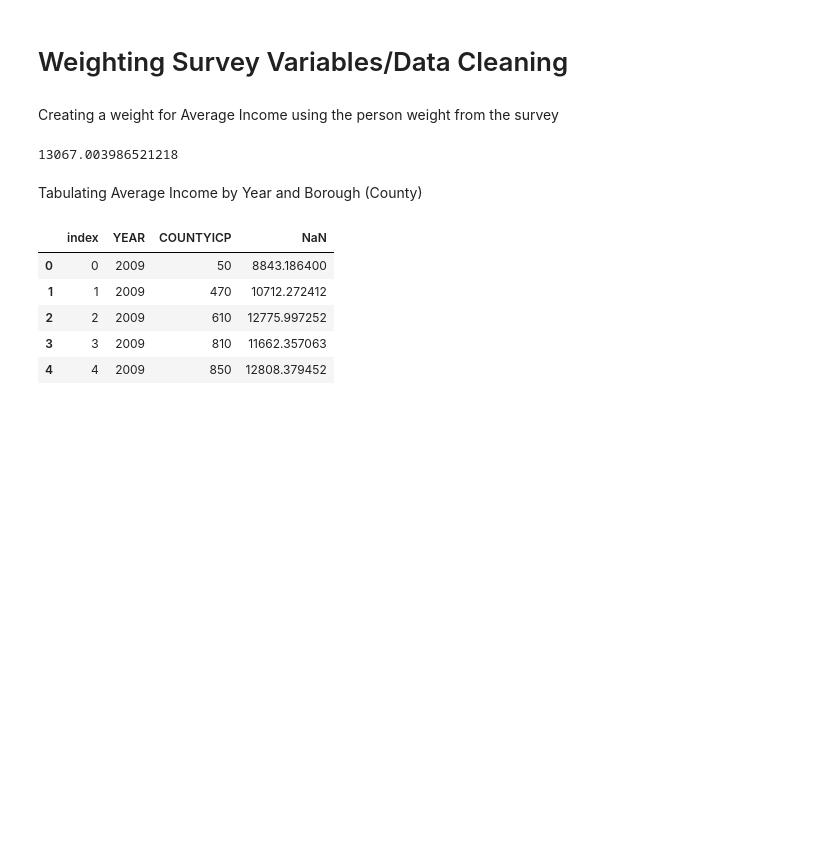
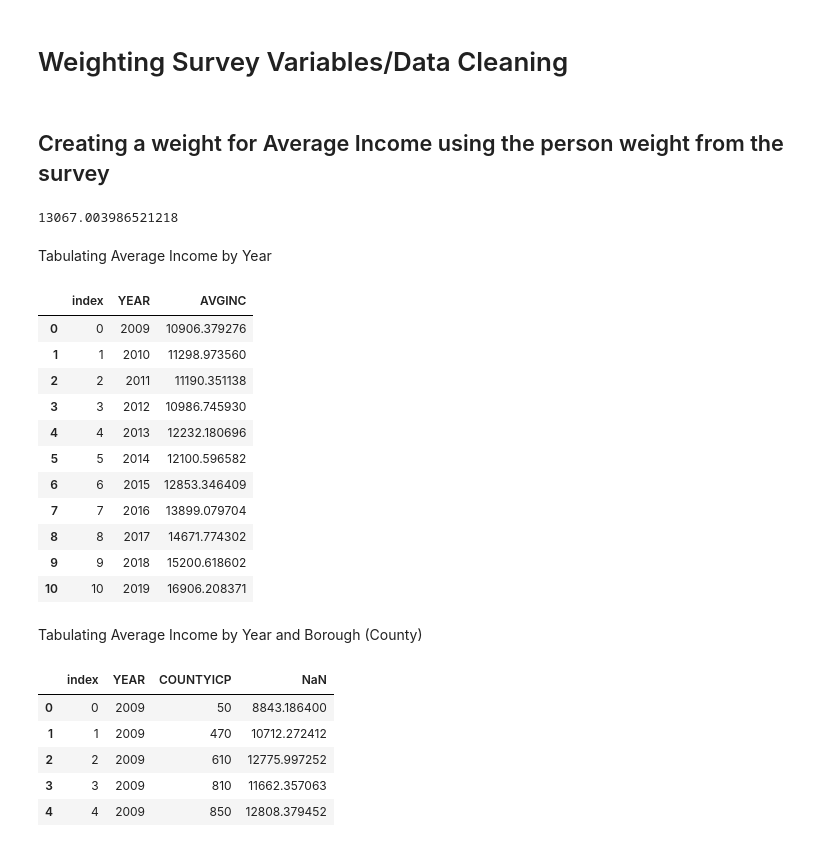
Before and after one commit to mspp-data-studio-2021/Ariel_Medex, a Jupyter notebook: IPUMS ACS Data 2009-2019.ipynb, the cells around one changed output. Saved outputs shown, nothing was run; the diff lists cells and outputs as text; code cells hidden in the pictures; blank space fills up the shorter version.

```diff
--- a/IPUMS ACS Data 2009-2019.ipynb
+++ b/IPUMS ACS Data 2009-2019.ipynb
@@ -79,11 +79,11 @@ Note: You might have to restart the kernel in order for this code to work
 # %%
 calc = wc.Calculator("PERWT") # code to help create the weighted variables
 # %% [markdown]
-Creating a weight for Average Income using the person weight from the survey
+## Creating a weight for Average Income using the person weight from the survey
 # %%
 avg_inc = calc.mean(df1, 'INCTOT') #calculation for the average income of the entire dataset
 avg_inc
 # %% [output]
 13067.003986521218
-# %% [markdown]
-Tabulating Average Income by Year and Borough (County)
+# %% [markdown]
+Tabulating Average Income by Year
@@ -90,3 +92,22 @@ Tabulating Average Income by Year and Borough (County)
+# %%
+Year = calc.mean(year, 'INCTOT').reset_index()
+year1 = Year.rename(columns={None: 'AVGINC'})
+year1
+# %% [output]
+|  | index | YEAR | AVGINC |
+| 0 | 0 | 2009 | 10906.379276 |
+| 1 | 1 | 2010 | 11298.973560 |
+| 2 | 2 | 2011 | 11190.351138 |
+| 3 | 3 | 2012 | 10986.745930 |
+| 4 | 4 | 2013 | 12232.180696 |
+| 5 | 5 | 2014 | 12100.596582 |
+| 6 | 6 | 2015 | 12853.346409 |
+| 7 | 7 | 2016 | 13899.079704 |
+| 8 | 8 | 2017 | 14671.774302 |
+| 9 | 9 | 2018 | 15200.618602 |
+| 10 | 10 | 2019 | 16906.208371 |
+# %% [markdown]
+Tabulating Average Income by Year and Borough (County)
 # %%
 year_borough = df1.groupby(['YEAR', 'COUNTYICP'], as_index=False)
 # %%
```
Also changed, not shown: parts of 38 cells of this notebook.
